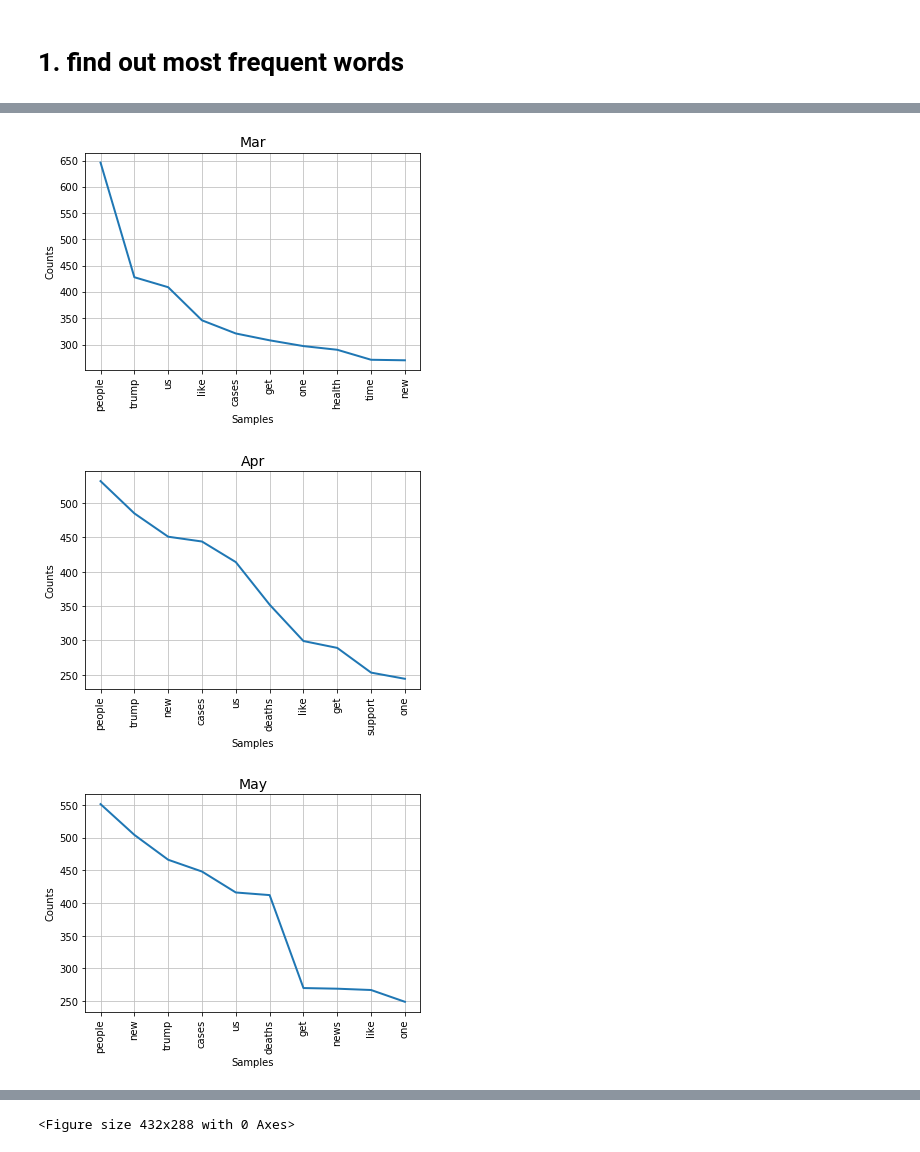
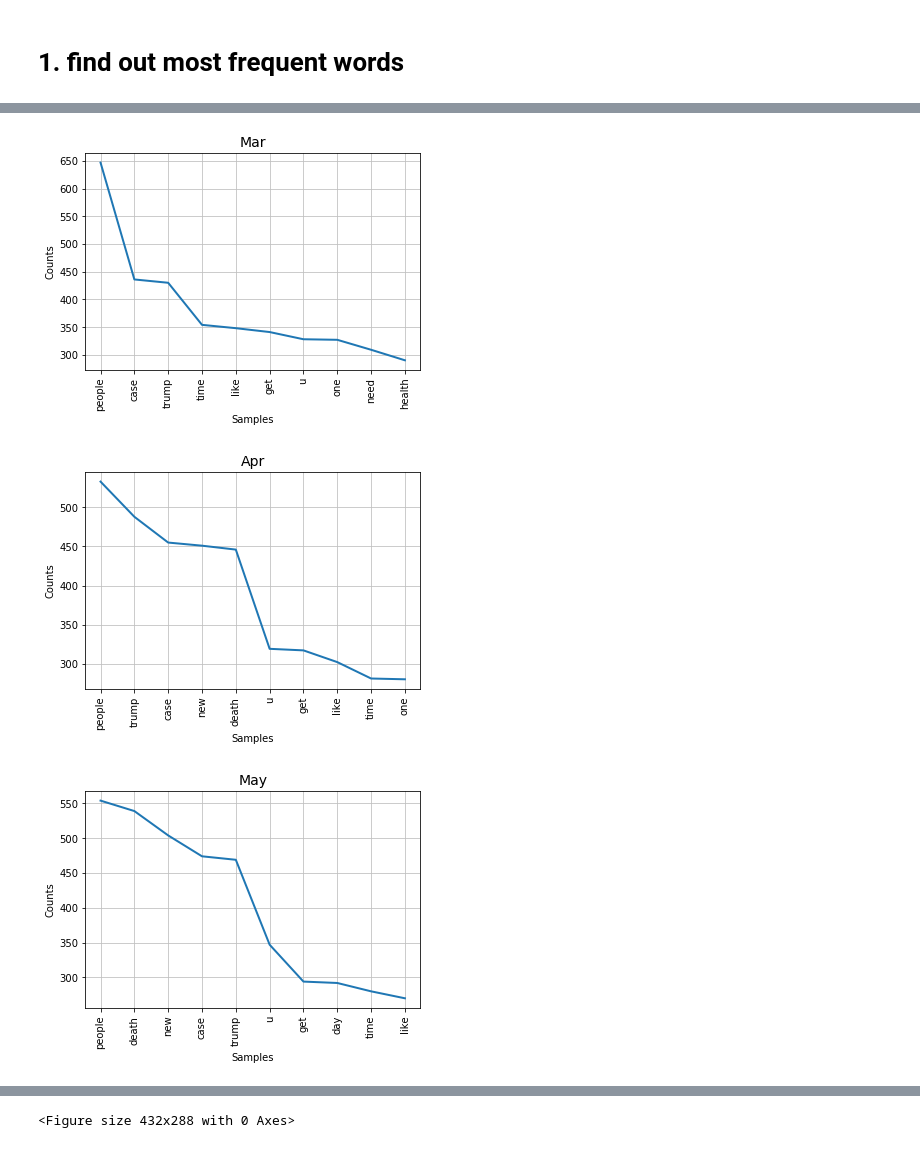
Before and after one commit to wandiyu/covid19-twitter, a Jupyter notebook: keywords_study.ipynb, the cells around one changed output, grey strips where cells are left out. Drawn from its saved outputs; the diff is of its cells as text; code cells hidden in the pictures.

```diff
--- a/keywords_study.ipynb
+++ b/keywords_study.ipynb
@@ -64,15 +66,21 @@ def tokens_clean(tokens):
 
     # clean stopwords
     from nltk.corpus import stopwords
+    from nltk.stem import WordNetLemmatizer
+    lemmatizer = WordNetLemmatizer()
     sr= stopwords.words('english')
 
     # of course we should avoid words like covid19, coronavirus
     sr += ['covid19','covid','coronavirus','covid-19','pandemic','amp',\
-          'corona','virus','via']
-    clean_tokens = tokens[:]
+          'corona','virus','via','wa','ha']
+    lemma_tokens = []
     for token in tokens:
+        lemma_tokens.append(lemmatizer.lemmatize(token).lower())
+    clean_tokens = lemma_tokens[:]
+    for token in lemma_tokens:
         if token in sr:
             clean_tokens.remove(token)
+
     return clean_tokens
 # %%
 def plot_frequency(clean_tokens,num):
@@ -87,7 +95,8 @@ def plot_word_cloud(all_texts,ax):
     # all_texts must be a string
     covid_wc = WordCloud(
         background_color='white',
-        max_words=100
+        max_words=100,
+        width=1000, height=500
         )
 
     # generate the word cloud
@@ -103,7 +131,7 @@ f = pd.concat([f1,f2], ignore_index=True)
 # %%
 clean_tokens = []
 for i in range(6):
-    tokens = add_up_words(f.loc[f.Datetime.dt.month==i+2]).lower()
+    tokens = add_up_words(f.loc[f.Datetime.dt.month==i+2])
     clean_tokens += [tokens_clean(tokens)]
 # %%
 fig,axs = plt.subplots(2,3,figsize=[10,6])
@@ -138,6 +167,6 @@ most_common_months = []
 for i in range(6):
     all_texts = ' '.join(clean_tokens[i])
     plt.title(titles[i],fontsize=14)
-    most_common_months += [plot_frequency(clean_tokens[i],100)]
-plt.tight_layout()
+    most_common_months += [plot_frequency(clean_tokens[i],500)]
+    plt.tight_layout()
 # %% [output]
@@ -145,3 +174,3 @@ plt.tight_layout()
-[figure, old version]
+[figure, new version]
-[figure, old version]
+[figure, new version]
-[figure, old version]
+[figure, new version]
```
Also changed, not shown: parts of 16 cells of this notebook, 21 other files.
